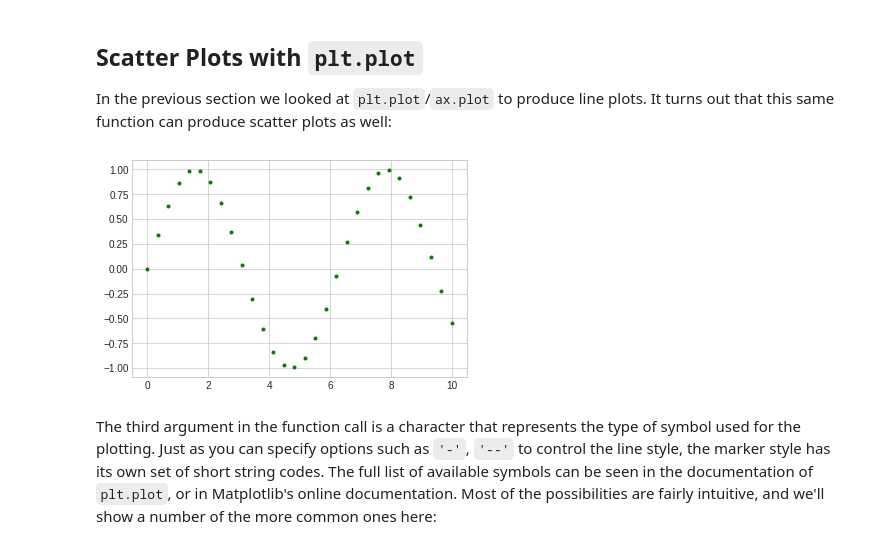
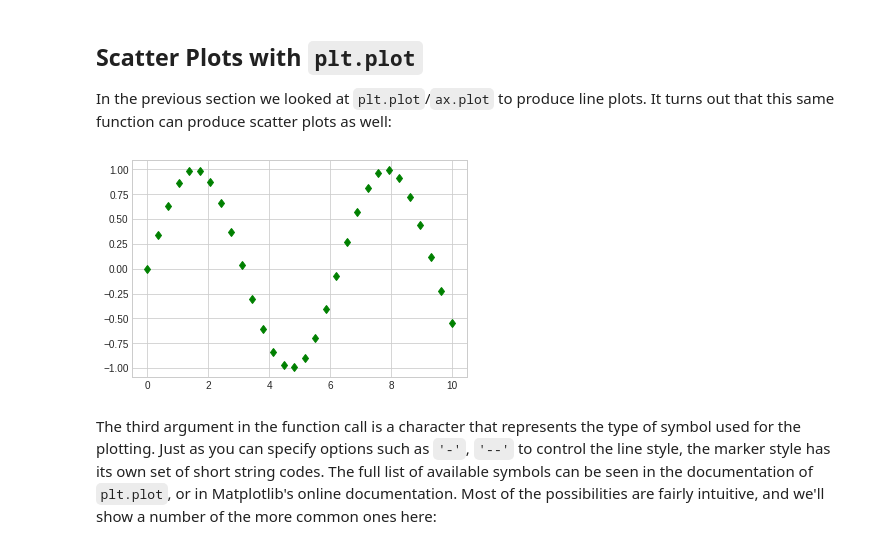
Before and after one commit to ruiwu1990/CSCI_4120, a Jupyter notebook: Matplotlib/04.02-Simple-Scatter-Plots.ipynb, the cells around one changed output. Cells and saved outputs as stored; diff of their text form; code cells hidden in the pictures.

```diff
--- a/Matplotlib/04.02-Simple-Scatter-Plots.ipynb
+++ b/Matplotlib/04.02-Simple-Scatter-Plots.ipynb
@@ -29,13 +29,13 @@ It turns out that this same function can produce scatter plots as well:
 # %%
 x = np.linspace(0, 10, 30)
 y = np.sin(x)
 
 # 'o', means this is a scatter plot
 # you can also try other markers: ['o', '.', ',', 'x', '+', 'v', '^', '<', '>', 's', 'd']
 # plt.plot(x, y, 'o', color='black');
-plt.plot(x, y, '.', color='g');
+plt.plot(x, y, 'd', color='g');
 # %% [output]
-[figure, old version]
+[figure, new version]
 # %% [markdown]
 The third argument in the function call is a character that represents the type of symbol used for the plotting. Just as you can specify options such as ``'-'``, ``'--'`` to control the line style, the marker style has its own set of short string codes. The full list of available symbols can be seen in the documentation of ``plt.plot``, or in Matplotlib's online documentation. Most of the possibilities are fairly intuitive, and we'll show a number of the more common ones here:
 # %% [markdown]
```
Also changed, not shown: 4 other files.
